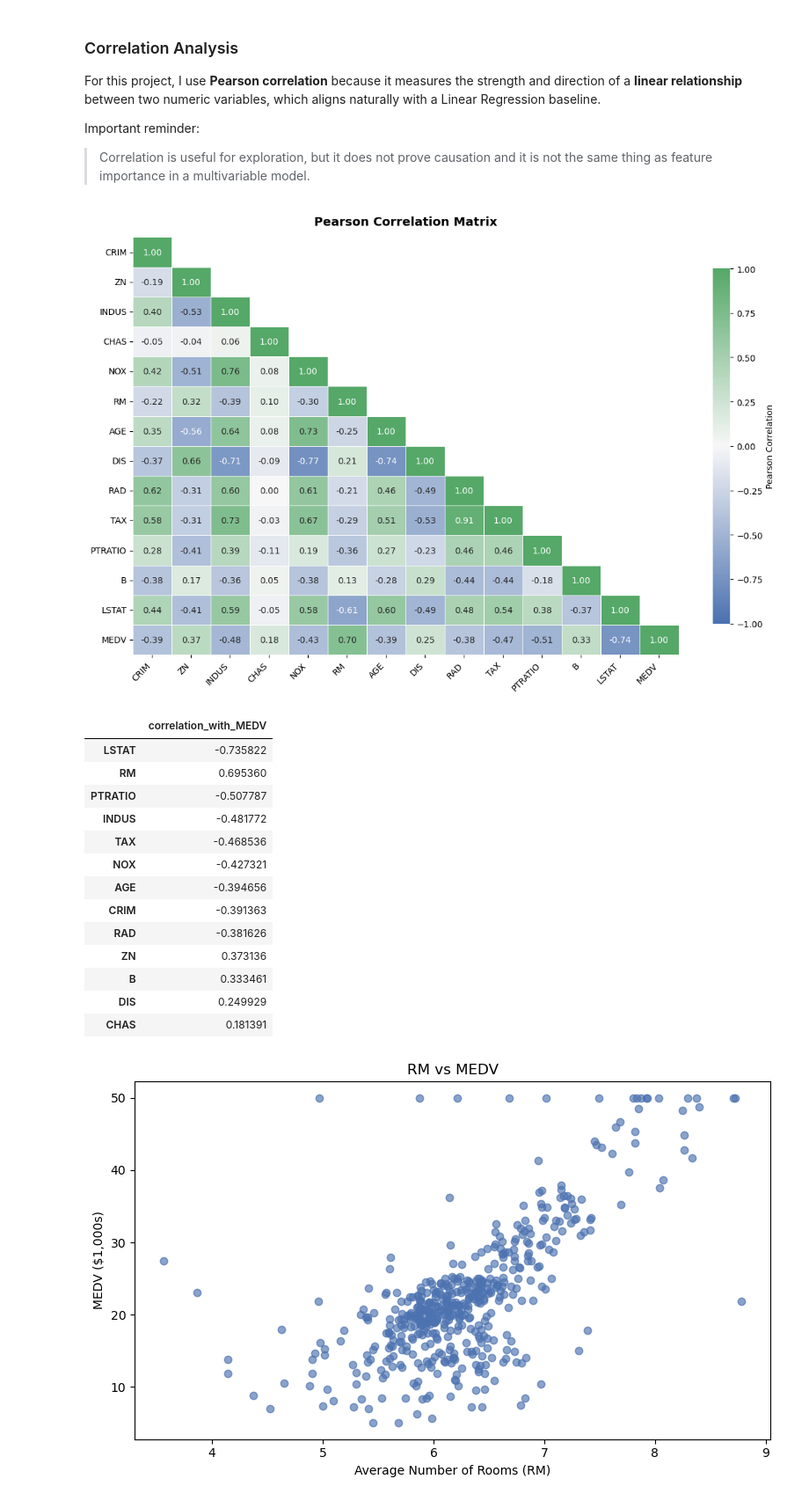
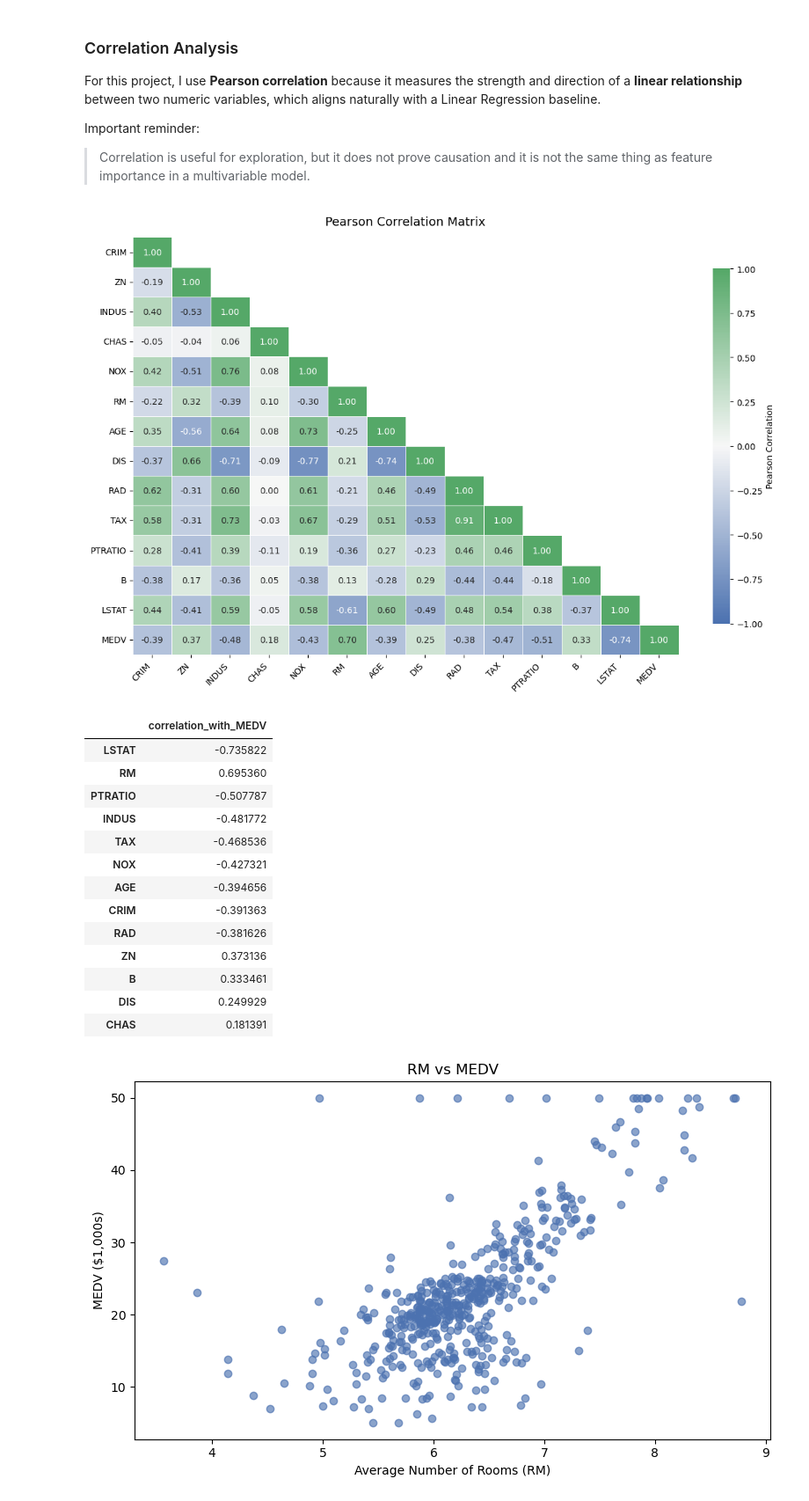
Before and after one commit to Anahita-Pouladi/boston-housing-linear-regression, a Jupyter notebook: notebooks/boston_housing_linear_regression.ipynb, the cells around one changed output. Shown at 88% size. Cells and saved outputs as stored; diff of their text form; code cells hidden in the pictures.

```diff
--- a/notebooks/boston_housing_linear_regression.ipynb
+++ b/notebooks/boston_housing_linear_regression.ipynb
@@ -384,35 +383,35 @@ sns.heatmap(
     cmap=corr_cmap,
     center=0,
     vmin=-1,
     vmax=1,
     linewidths=0.5,
     linecolor="white",
     square=False,
     cbar_kws={"shrink": 0.85, "label": "Pearson Correlation"}
 )
 
 plt.title(
     "Pearson Correlation Matrix",
     fontsize=14,
-    fontweight="bold",
+
     pad=14
 )
 
 plt.xticks(rotation=45, ha="right")
 plt.yticks(rotation=0)
 plt.tight_layout()
 plt.show()
 
 target_corr = (
     corr_matrix["MEDV"]
     .drop("MEDV")
     .sort_values(key=lambda s: s.abs(), ascending=False)
     .to_frame("correlation_with_MEDV")
 )
 
 target_corr
 # %% [output]
-[figure, old version]
+[figure, new version]
 |  | correlation_with_MEDV |
 | LSTAT | -0.735822 |
 | RM | 0.695360 |
```
Also changed, not shown: parts of 2 cells of this notebook, 6 other files.
